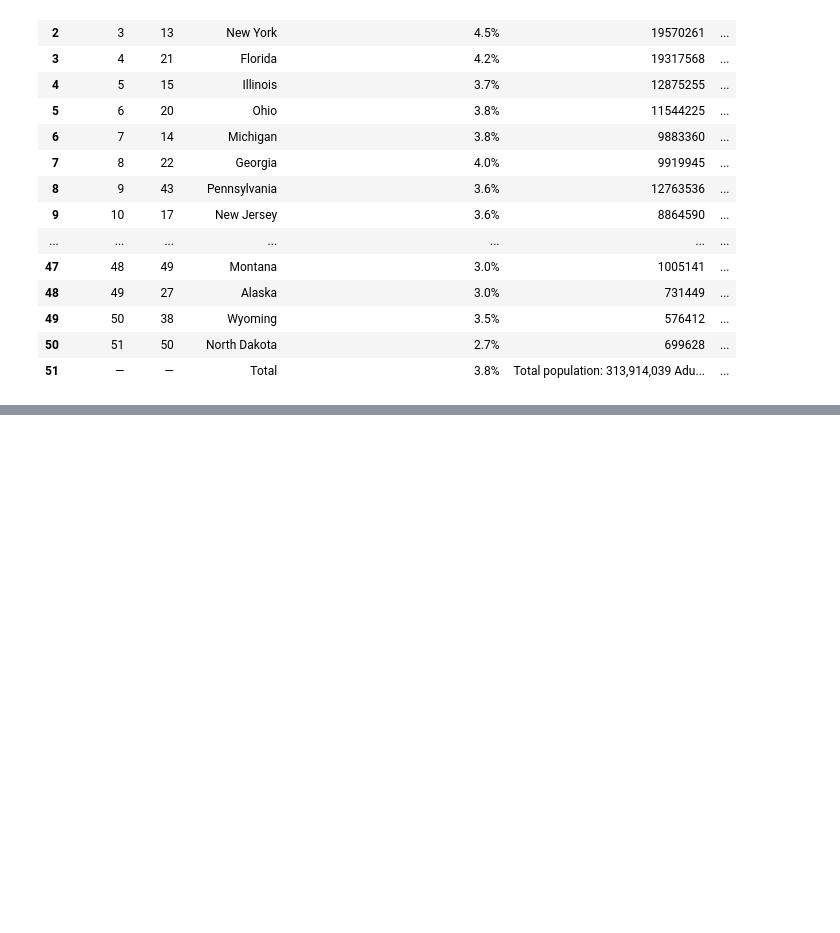
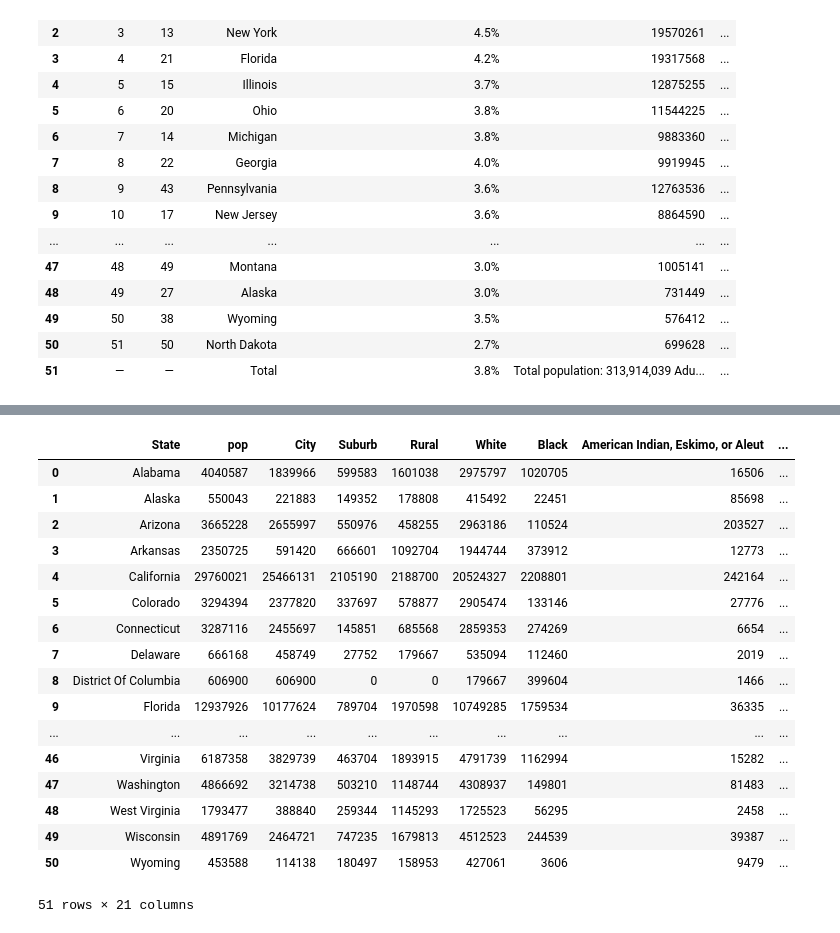
Before and after one commit to 542CompThink/Deliverable1, a Jupyter notebook: 542_Deliverable1.ipynb, the cells around one changed output, grey strips where cells are left out. Drawn from its saved outputs; the diff is of its cells as text; code cells hidden in the pictures; blank space fills up the shorter version.

```diff
--- a/542_Deliverable1.ipynb
+++ b/542_Deliverable1.ipynb
@@ -67,0 +186,23 @@ Index(['stateinfo1990'], dtype='object')
+# %%
+bye=[1]
+DFcsv.drop(columns=DFcsv.columns[bye],inplace=True)#inplace!!
+DFcsv
+# %% [output]
+|  | State | pop | City | Suburb | Rural | White | Black | American Indian, Eskimo, or Aleut | ... |
+| 0 | Alabama | 4040587 | 1839966 | 599583 | 1601038 | 2975797 | 1020705 | 16506 | ... |
+| 1 | Alaska | 550043 | 221883 | 149352 | 178808 | 415492 | 22451 | 85698 | ... |
+| 2 | Arizona | 3665228 | 2655997 | 550976 | 458255 | 2963186 | 110524 | 203527 | ... |
+| 3 | Arkansas | 2350725 | 591420 | 666601 | 1092704 | 1944744 | 373912 | 12773 | ... |
+| 4 | California | 29760021 | 25466131 | 2105190 | 2188700 | 20524327 | 2208801 | 242164 | ... |
+| 5 | Colorado | 3294394 | 2377820 | 337697 | 578877 | 2905474 | 133146 | 27776 | ... |
+| 6 | Connecticut | 3287116 | 2455697 | 145851 | 685568 | 2859353 | 274269 | 6654 | ... |
+| 7 | Delaware | 666168 | 458749 | 27752 | 179667 | 535094 | 112460 | 2019 | ... |
+| 8 | District Of Columbia | 606900 | 606900 | 0 | 0 | 179667 | 399604 | 1466 | ... |
+| 9 | Florida | 12937926 | 10177624 | 789704 | 1970598 | 10749285 | 1759534 | 36335 | ... |
+| ... | ... | ... | ... | ... | ... | ... | ... | ... | ... |
+| 46 | Virginia | 6187358 | 3829739 | 463704 | 1893915 | 4791739 | 1162994 | 15282 | ... |
+| 47 | Washington | 4866692 | 3214738 | 503210 | 1148744 | 4308937 | 149801 | 81483 | ... |
+| 48 | West Virginia | 1793477 | 388840 | 259344 | 1145293 | 1725523 | 56295 | 2458 | ... |
+| 49 | Wisconsin | 4891769 | 2464721 | 747235 | 1679813 | 4512523 | 244539 | 39387 | ... |
+| 50 | Wyoming | 453588 | 114138 | 180497 | 158953 | 427061 | 3606 | 9479 | ... |
+51 rows × 21 columns
```
Also changed, not shown: parts of 10 cells of this notebook.
